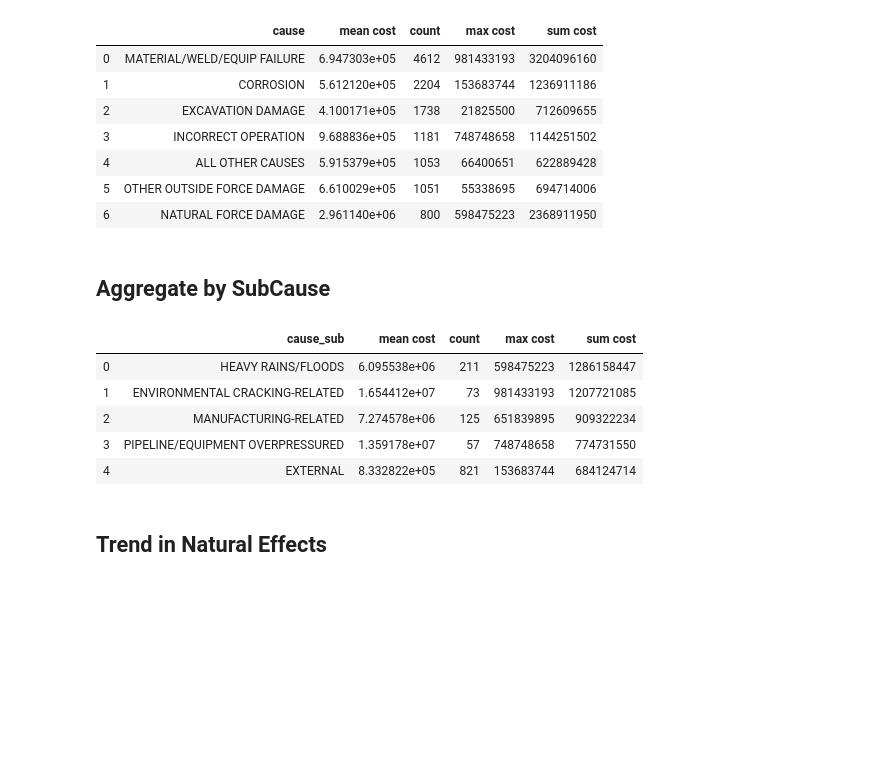
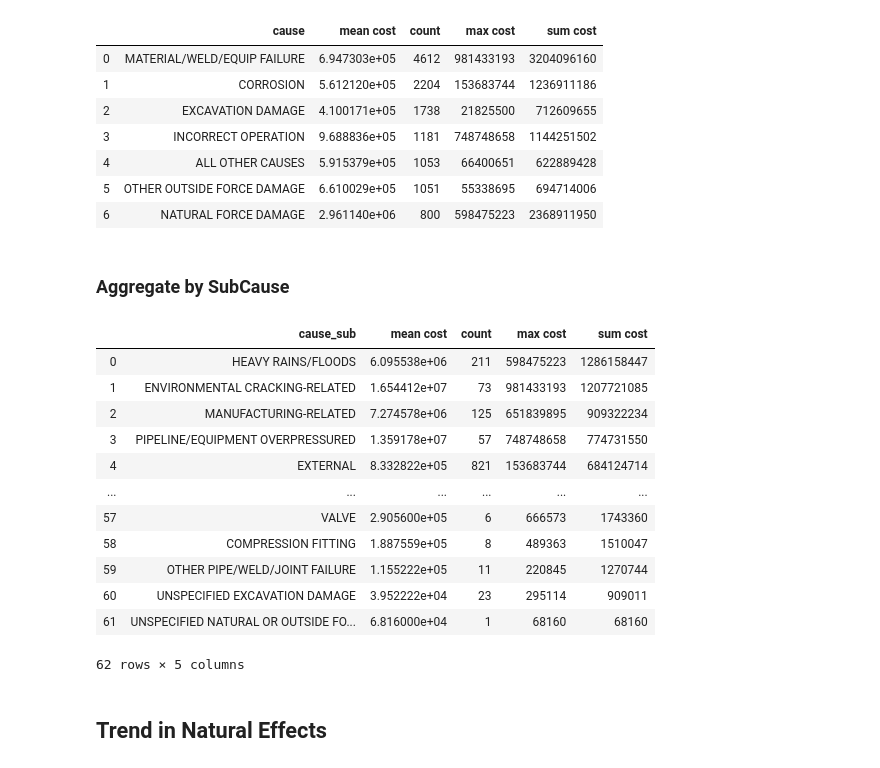
Before and after one commit to s-razavi/Insight_Pipeline_Failure, a Jupyter notebook: Pipeline.ipynb, the cells around one changed output. Drawn from its saved outputs; the diff is of its cells as text; code cells hidden in the pictures; blank space fills up the shorter version.

```diff
--- a/Pipeline.ipynb
+++ b/Pipeline.ipynb
@@ -84,4 +61,0 @@ def pretty_print_conf_matrix(y_true, y_pred, classes,normalize=False,title='Conf
-# %%
-df_raw = pd.read_csv(r'E:\Data\Canmet\ML\pipeline\all_us.csv', encoding = "ISO-8859-1")
-df_raw.rename(columns={'Reported Cause of Incident': 'cause', 'Operator Name': 'name', 'cause_sub ': 'cause_sub', 'System Type': 'system', 'Fatalities': 'fatal', 'Total Cost Current Year Dollars': 'cost'}, inplace=True)
-df = df_raw.drop(['Cost_Reported', 'Report ID', 'Operator ID', 'County'], axis = 1)
@@ -115,26 +61,0 @@ df
-# %%
-dfk = df
-dfk['day'] = df.Date.apply(lambda x: (datetime.strptime(x, '%m/%d/%Y')).strftime('%a'))
-dfk['month'] = df.Date.apply(lambda x: (datetime.strptime(x, '%m/%d/%Y')).strftime('%b'))
-x = np.asarray(dfk[['State', 'name', 'system', 'day', 'month']])
-y = np.asarray(dfk[['cause']])
-y = y.reshape(len(y),)
-
-encoded_x = None
-for i in range(0, x.shape[1]):
-    label_encoder = LabelEncoder()
-    feature = label_encoder.fit_transform(x[:,i])
-    feature = feature.reshape(x.shape[0], 1)
-    onehot_encoder = OneHotEncoder(sparse=False, categories='auto')
-    feature = onehot_encoder.fit_transform(feature)
-    if encoded_x is None:
-        encoded_x = feature
-    else:
-            encoded_x = np.concatenate((encoded_x, feature), axis=1)
-print("X shape: : ", encoded_x.shape)
-#state:53+day:7+m:12+name:689+system:6 : 767
-#y = y.reshape(-1,1)
-label_encoder = LabelEncoder()
-label_encoder = label_encoder.fit(y)
-encoded_y = label_encoder.transform(y)
-print("y shape: : ", encoded_y.shape)
@@ -295,0 +271,10 @@ pretty_print_conf_matrix(Y_train,Prediction_train,normalize=False, classes= ['1'
+# %%
+df_raw = pd.read_csv(r'E:\Data\Canmet\ML\pipeline\crude.csv', encoding = "ISO-8859-1")
+df = df_raw.drop([ 'shut_explain', 'mat_details'], axis = 1)
+
+names_original = len(df['name'].unique())
+#list of companies with child names:
+df = name_cleaner(df)
+df = df.fillna('nan')
+print(names_original,'number unique company names reduced to', len(df['name'].unique()))
+df.head()
@@ -322,19 +774,28 @@ df_g
 | 5 | OTHER OUTSIDE FORCE DAMAGE | 6.610029e+05 | 1051 | 55338695 | 694714006 |
 | 6 | NATURAL FORCE DAMAGE | 2.961140e+06 | 800 | 598475223 | 2368911950 |
 # %% [markdown]
-## Aggregate by SubCause
+### Aggregate by SubCause
 # %%
 df_g = df[['cause_sub', 'cost']].groupby(['cause_sub']).agg(['mean', 'count', 'max', 'sum' ]).reset_index()
 df_g.columns =['cause_sub', 'mean cost', 'count', 'max cost', 'sum cost']
 df_g = df_g.sort_values('sum cost', ascending = False).reset_index(drop=True)
-df_g.head()
+#plt.hist(df_g['count'], bins = 50)
+#df_g['count']
+df_g
 # %% [output]
 |  | cause_sub | mean cost | count | max cost | sum cost |
 | 0 | HEAVY RAINS/FLOODS | 6.095538e+06 | 211 | 598475223 | 1286158447 |
 | 1 | ENVIRONMENTAL CRACKING-RELATED | 1.654412e+07 | 73 | 981433193 | 1207721085 |
 | 2 | MANUFACTURING-RELATED | 7.274578e+06 | 125 | 651839895 | 909322234 |
 | 3 | PIPELINE/EQUIPMENT OVERPRESSURED | 1.359178e+07 | 57 | 748748658 | 774731550 |
 | 4 | EXTERNAL | 8.332822e+05 | 821 | 153683744 | 684124714 |
+| ... | ... | ... | ... | ... | ... |
+| 57 | VALVE | 2.905600e+05 | 6 | 666573 | 1743360 |
+| 58 | COMPRESSION FITTING | 1.887559e+05 | 8 | 489363 | 1510047 |
+| 59 | OTHER PIPE/WELD/JOINT FAILURE | 1.155222e+05 | 11 | 220845 | 1270744 |
+| 60 | UNSPECIFIED EXCAVATION DAMAGE | 3.952222e+04 | 23 | 295114 | 909011 |
+| 61 | UNSPECIFIED NATURAL OR OUTSIDE FO... | 6.816000e+04 | 1 | 68160 | 68160 |
+62 rows × 5 columns
 # %% [markdown]
 ## Trend in Natural Effects
 # %%
```
Also changed, not shown: parts of 92 cells of this notebook.
